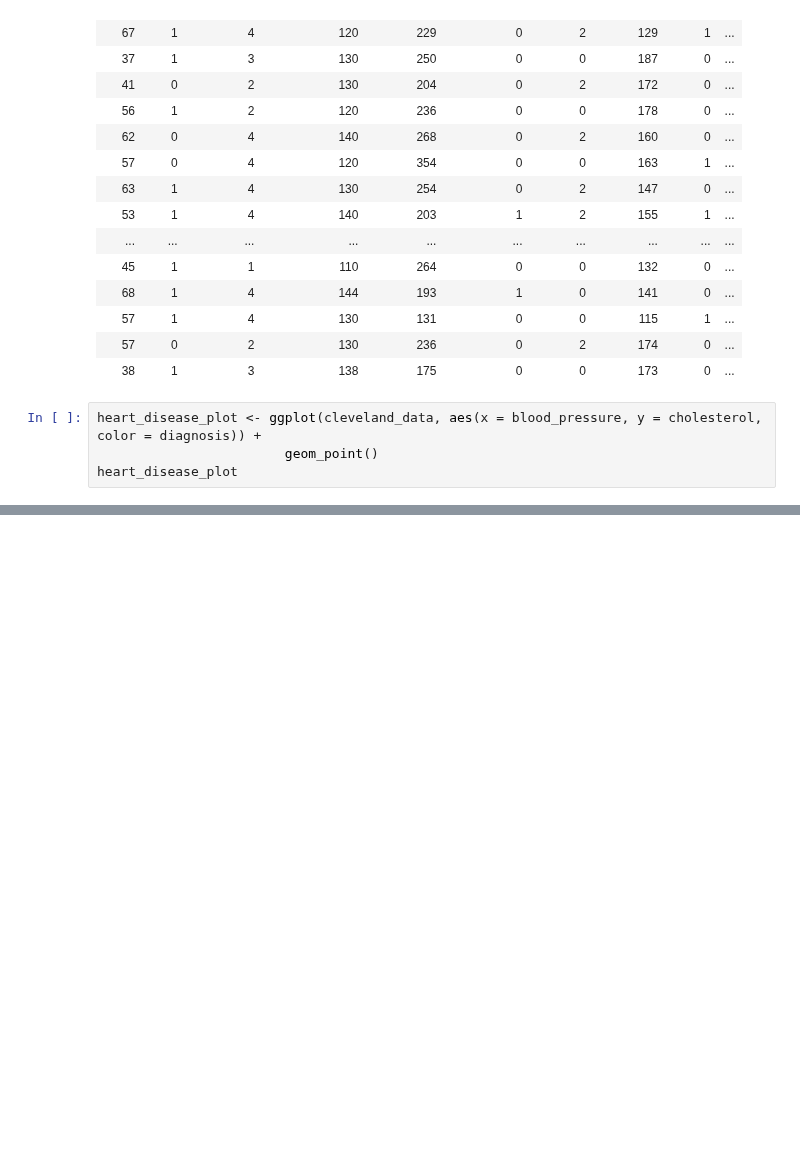
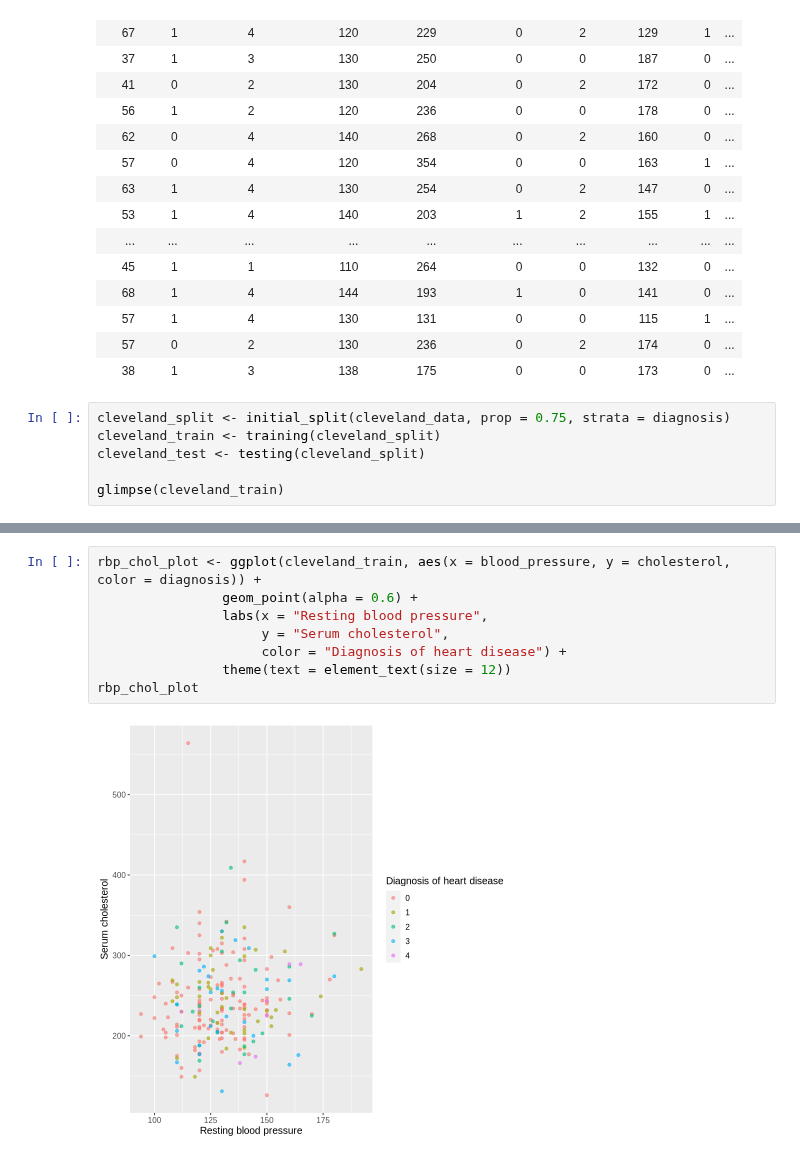
Before and after one commit to Git-Aarya/Heart-Disease-Predictor, a Jupyter notebook: project_proposal_analysis.ipynb, the cells around one changed output, grey strips where cells are left out. Cells and saved outputs as stored; diff of their text form; blank space fills up the shorter version.

Commit message:
Split data + summarized data + added more visualizations

```diff
--- a/project_proposal_analysis.ipynb
+++ b/project_proposal_analysis.ipynb
@@ -62,7 +70,9 @@ A tibble: 303 × 14
 | 57 | 0 | 2 | 130 | 236 | 0 | 2 | 174 | 0 | ... |
 | 38 | 1 | 3 | 138 | 175 | 0 | 0 | 173 | 0 | ... |
 # %%
-heart_disease_plot <- ggplot(cleveland_data, aes(x = blood_pressure, y = cholesterol, color = diagnosis)) +
-                        geom_point()
-heart_disease_plot
+cleveland_split <- initial_split(cleveland_data, prop = 0.75, strata = diagnosis)
+cleveland_train <- training(cleveland_split)
+cleveland_test <- testing(cleveland_split)
+
+glimpse(cleveland_train)
 # %% [output]
@@ -69,0 +111,10 @@ heart_disease_plot
+# %%
+rbp_chol_plot <- ggplot(cleveland_train, aes(x = blood_pressure, y = cholesterol, color = diagnosis)) +
+                geom_point(alpha = 0.6) +
+                labs(x = "Resting blood pressure",
+                     y = "Serum cholesterol",
+                     color = "Diagnosis of heart disease") +
+                theme(text = element_text(size = 12))
+rbp_chol_plot
+# %% [output]
+[figure, added]
```
Also changed, not shown: parts of 5 cells of this notebook.
